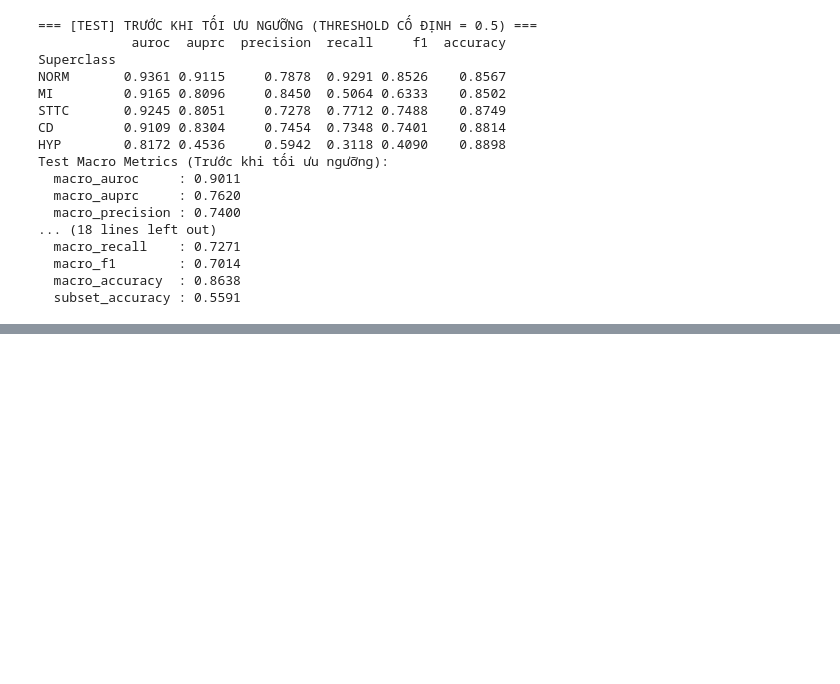
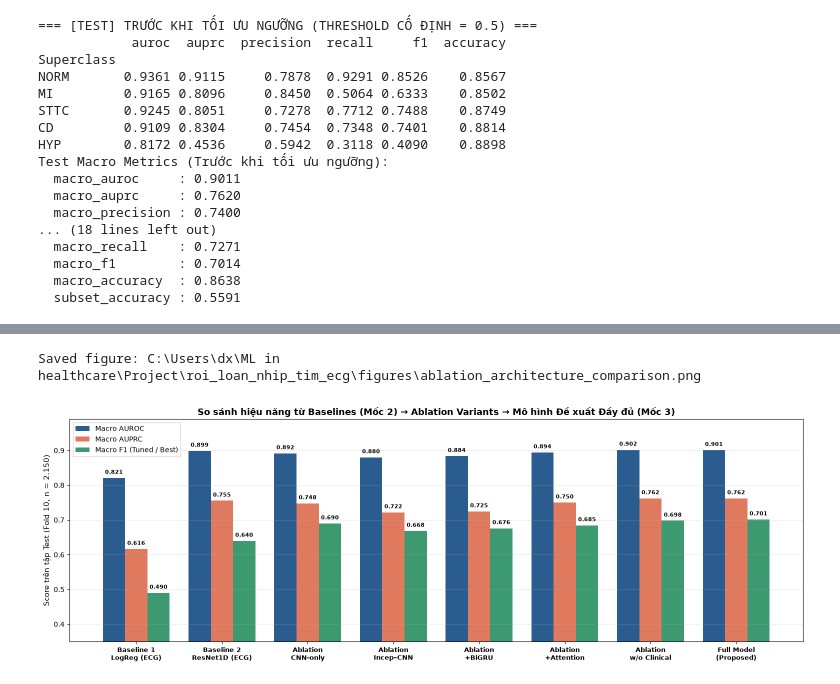
Before and after one commit to jater522005-ops/ecg-arrhythmia-multilabel, a Jupyter notebook: notebooks/3_model_training_and_evaluation.ipynb, the cells around one changed output, grey strips where cells are left out. Cells and saved outputs as stored; diff of their text form; code cells hidden in the pictures; blank space fills up the shorter version.

```diff
--- a/notebooks/3_model_training_and_evaluation.ipynb
+++ b/notebooks/3_model_training_and_evaluation.ipynb
@@ -456,0 +912,69 @@ Test Macro Metrics (Trước khi tối ưu ngưỡng):
+# %%
+comp_names = [
+    'Baseline 1\nLogReg (ECG)',
+    'Baseline 2\nResNet1D (ECG)',
+    'Ablation\nCNN-only',
+    'Ablation\nIncep–CNN',
+    'Ablation\n+BiGRU',
+    'Ablation\n+Attention',
+    'Ablation\nw/o Clinical',
+    'Full Model\n(Proposed)',
+]
+comp_auroc = [
+    b1_test_metrics['macro_auroc'],
+    b2_test_metrics['macro_auroc'],
+    ablation_registry['cnn_only']['test_at_tuned']['macro_auroc'],
+    ablation_registry['inception_cnn']['test_at_tuned']['macro_auroc'],
+    ablation_registry['inception_cnn_bigru']['test_at_tuned']['macro_auroc'],
+    ablation_registry['inception_cnn_attention']['test_at_tuned']['macro_auroc'],
+    ablation_registry['inception_cnn_bigru_attention']['test_at_tuned']['macro_auroc'],
+    ablation_registry['full_model']['test_at_tuned']['macro_auroc'],
+]
+comp_auprc = [
+    b1_test_metrics['macro_auprc'],
+    b2_test_metrics['macro_auprc'],
+    ablation_registry['cnn_only']['test_at_tuned']['macro_auprc'],
+    ablation_registry['inception_cnn']['test_at_tuned']['macro_auprc'],
+    ablation_registry['inception_cnn_bigru']['test_at_tuned']['macro_auprc'],
+    ablation_registry['inception_cnn_attention']['test_at_tuned']['macro_auprc'],
+    ablation_registry['inception_cnn_bigru_attention']['test_at_tuned']['macro_auprc'],
+    ablation_registry['full_model']['test_at_tuned']['macro_auprc'],
+]
+comp_f1 = [
+    b1_test_metrics['macro_f1'],
+    b2_test_metrics['macro_f1'],
+    ablation_registry['cnn_only']['test_at_tuned']['macro_f1'],
+    ablation_registry['inception_cnn']['test_at_tuned']['macro_f1'],
+    ablation_registry['inception_cnn_bigru']['test_at_tuned']['macro_f1'],
+    ablation_registry['inception_cnn_attention']['test_at_tuned']['macro_f1'],
+    ablation_registry['inception_cnn_bigru_attention']['test_at_tuned']['macro_f1'],
+    ablation_registry['full_model']['test_at_tuned']['macro_f1'],
+]
+
+x_idx = np.arange(len(comp_names))
+width = 0.26
+fig, ax = plt.subplots(figsize=(15.5, 5.4))
+b_roc = ax.bar(x_idx - width, comp_auroc, width, label='Macro AUROC', color='#2b5c8f')
+b_prc = ax.bar(x_idx, comp_auprc, width, label='Macro AUPRC', color='#e07a5f')
+b_f1 = ax.bar(x_idx + width, comp_f1, width, label='Macro F1 (Tuned / Best)', color='#3d9970')
+
+for bars in (b_roc, b_prc, b_f1):
+    for bar in bars:
+        h = bar.get_height()
+        ax.text(bar.get_x() + bar.get_width() / 2, h + 0.008, f'{h:.3f}', ha='center', va='bottom', fontsize=8, fontweight='bold')
+
+ax.set_xticks(x_idx)
+ax.set_xticklabels(comp_names, fontsize=9.2, fontweight='bold')
+ax.set_ylim(0.35, 0.99)
+ax.set_ylabel('Score trên tập Test (Fold 10, n = 2.150)', fontsize=11)
+ax.set_title('So sánh hiệu năng từ Baselines (Mốc 2) → Ablation Variants → Mô hình Đề xuất Đầy đủ (Mốc 3)', fontsize=13, fontweight='bold')
+ax.legend(loc='upper left', frameon=True, fontsize=10)
+ax.grid(axis='y', alpha=0.3)
+plt.tight_layout()
+comp_path = figures_dir / 'ablation_architecture_comparison.png'
+fig.savefig(comp_path, bbox_inches='tight', dpi=200)
+plt.show()
+print('Saved figure:', comp_path)
+# %% [output]
+Saved figure: C:\Users\dx\ML in healthcare\Project\roi_loan_nhip_tim_ecg\figures\ablation_architecture_comparison.png
+[figure, added]
```
Also changed, not shown: parts of 28 cells of this notebook, 6 other files.
